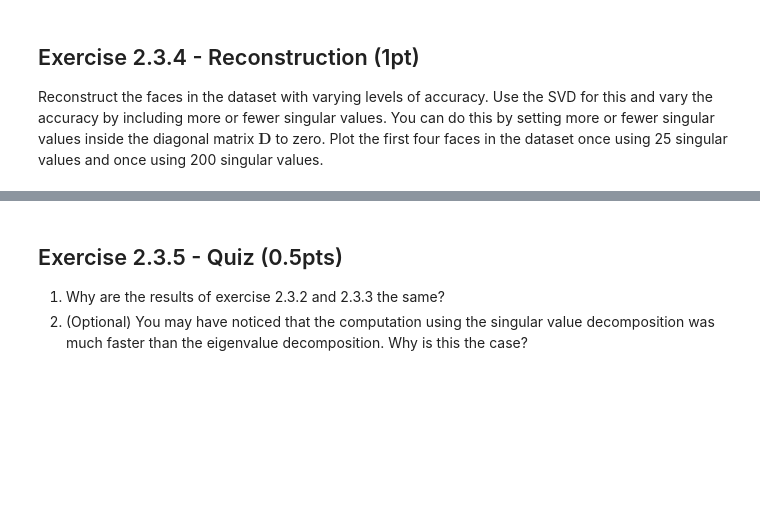
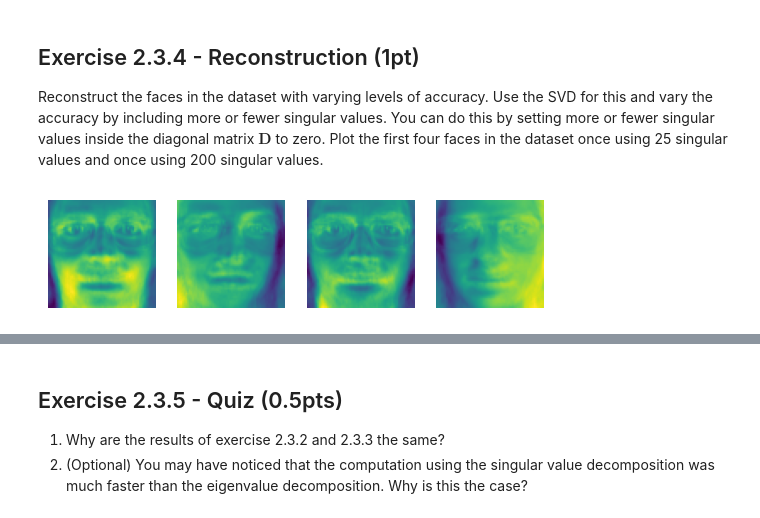
Before and after one commit to Kanakanajm/nnti, a Jupyter notebook: Assignment_2/eigenfaces.ipynb, the cells around one changed output, grey strips where cells are left out. Drawn from its saved outputs; the diff is of its cells as text; code cells hidden in the pictures; blank space fills up the shorter version.

```diff
--- a/Assignment_2/eigenfaces.ipynb
+++ b/Assignment_2/eigenfaces.ipynb
@@ -120,0 +127,18 @@ def reconstruct(faces: np.ndarray, num_singular_values: int) -> np.ndarray:
+# %%
+def reconstruct(faces: np.ndarray, num_singular_values: int) -> np.ndarray:
+    U, D, Vh = eigenfaces_svd(faces)
+    D[num_singular_values : ] = 0
+    m, n = faces.shape
+    if m == n:
+        faces_reconstructed = U @ np.diag(D) @ V
+    else:
+        # # Since faces is not rectangular, U @ np.diag(D) @ V does not work
+        # https://stackoverflow.com/questions/24913232/using-numpy-np-linalg-svd-for-singular-value-decomposition
+        faces_reconstructed = U[:,:n] @ np.diag(D) @ Vh[:m,:]
+    return faces_reconstructed
+# %%
+# With 25 singular values
+faces_25 = reconstruct(faces_1d, 25)
+plot_faces(faces_25.reshape(-1, 64, 64), 4)
+# %% [output]
+[figure, added]
```
Also changed, not shown: parts of 6 cells of this notebook.
